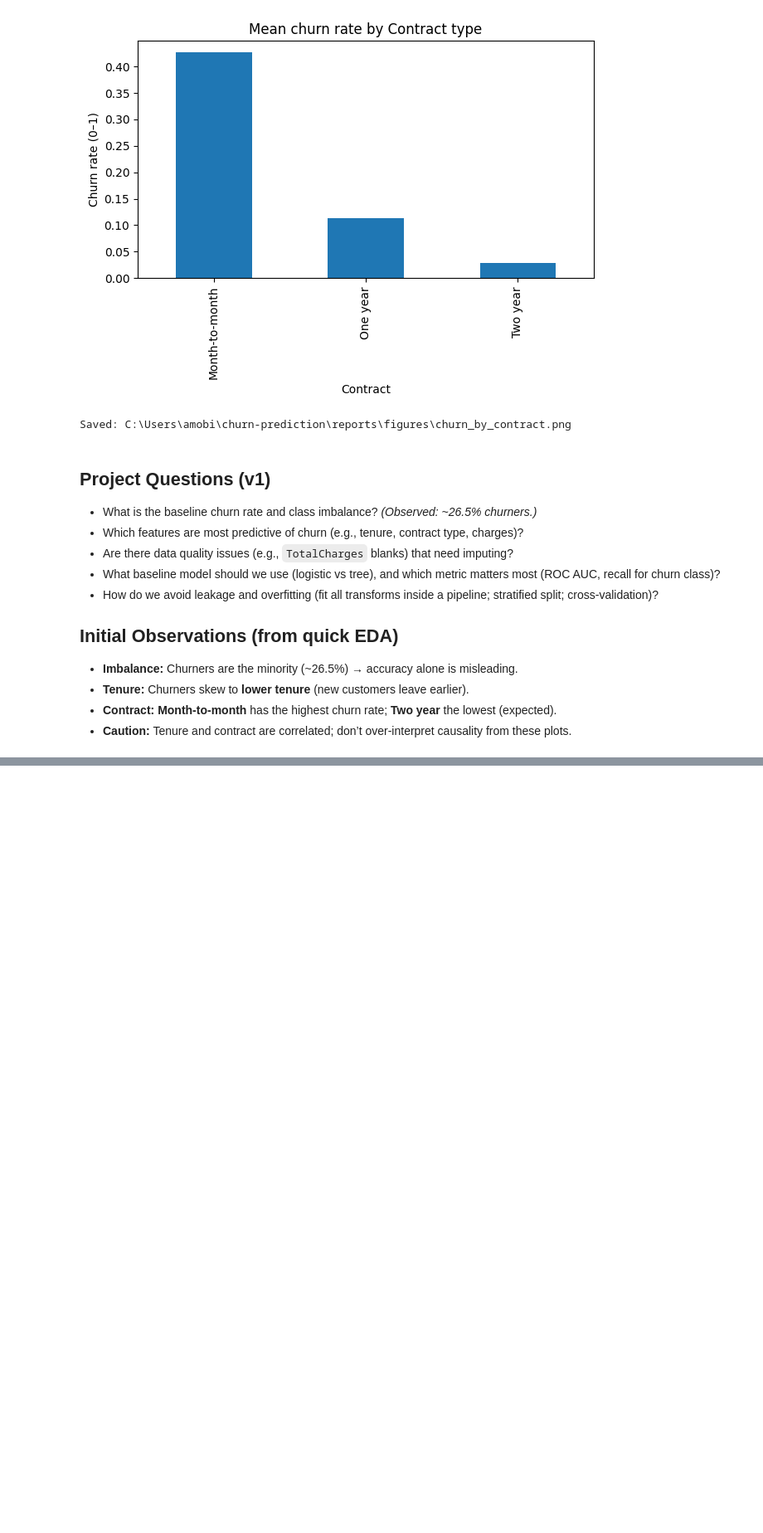
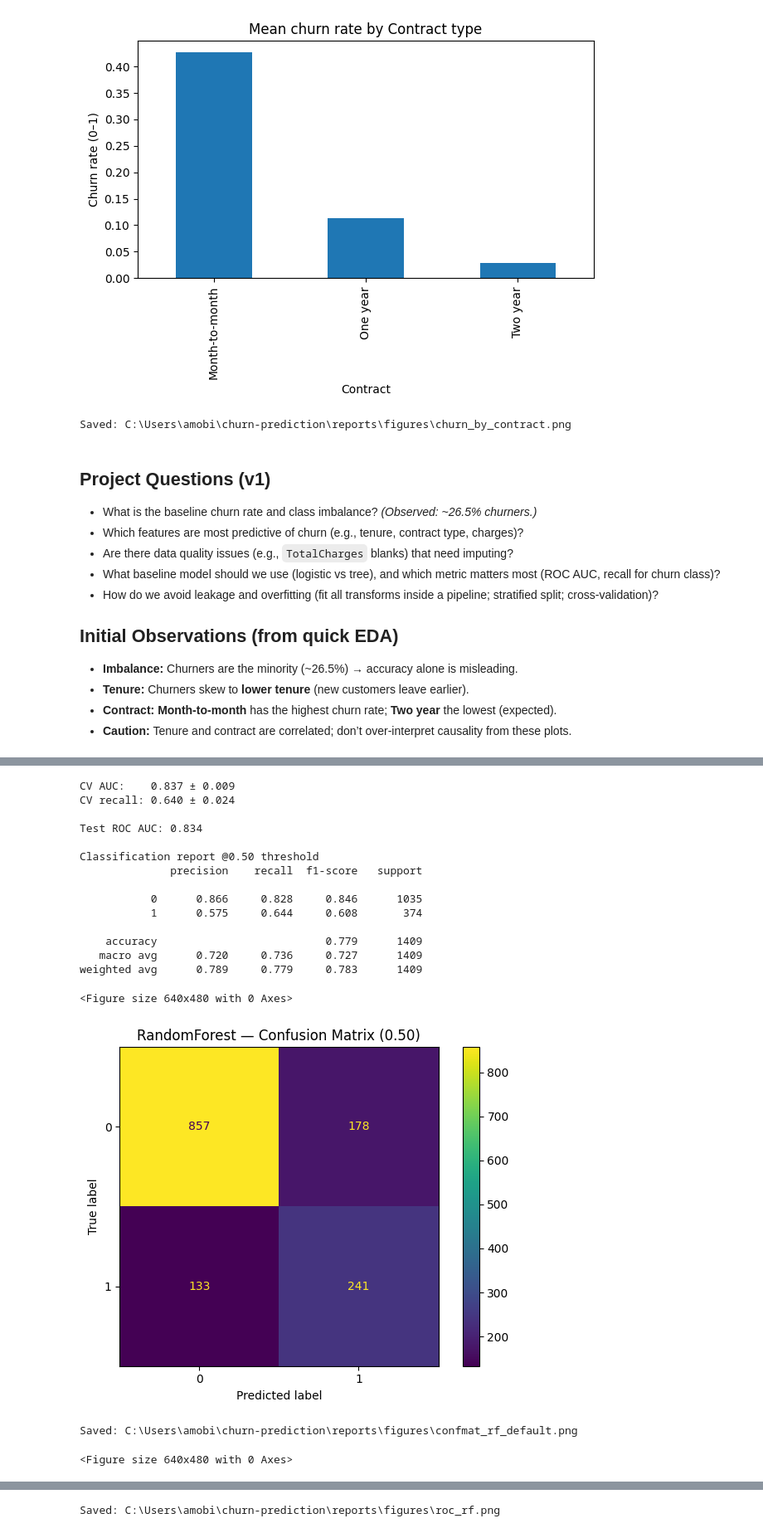
Before and after one commit to Eznama/churn-prediction, a Jupyter notebook: notebooks/01_eda_and_model.ipynb, the cells around one changed output, grey strips where cells are left out. Shown: that part at 83% size. Saved outputs shown, nothing was run; the diff lists cells and outputs as text; code cells hidden in the pictures; blank space fills up the shorter version.

```diff
--- a/notebooks/01_eda_and_model.ipynb
+++ b/notebooks/01_eda_and_model.ipynb
@@ -195,0 +582,74 @@ Saved: C:\Users\amobi\churn-prediction\reports\figures\churn_by_contract.png
+# %%
+from sklearn.ensemble import RandomForestClassifier
+from sklearn.model_selection import StratifiedKFold, cross_val_score
+from sklearn.metrics import classification_report, roc_auc_score, ConfusionMatrixDisplay, RocCurveDisplay
+from pathlib import Path
+import matplotlib.pyplot as plt
+import numpy as np
+
+# 1) Define pipeline (same preprocess) + a sensible RF config for tabular data
+rf = Pipeline(steps=[
+    ("pre", preprocess),
+    ("model", RandomForestClassifier(
+        n_estimators=400,
+        max_depth=None,
+        min_samples_leaf=2,
+        class_weight="balanced",
+        random_state=42,
+        n_jobs=-1
+    ))
+])
+
+# 2) 5-fold CV on TRAIN (AUC and recall for churners)
+cv = StratifiedKFold(n_splits=5, shuffle=True, random_state=42)
+cv_auc   = cross_val_score(rf, X_tr, y_tr, cv=cv, scoring="roc_auc")
+cv_recall= cross_val_score(rf, X_tr, y_tr, cv=cv, scoring="recall")
+
+print(f"CV AUC:    {cv_auc.mean():.3f} ± {cv_auc.std():.3f}")
+print(f"CV recall: {cv_recall.mean():.3f} ± {cv_recall.std():.3f}")
+
+# 3) Fit on TRAIN, evaluate on TEST (default 0.50 threshold first)
+rf.fit(X_tr, y_tr)
+rf_proba = rf.predict_proba(X_te)[:, 1]
+rf_pred  = (rf_proba >= 0.50).astype(int)
+
+test_auc = roc_auc_score(y_te, rf_proba)
+print("\nTest ROC AUC:", round(test_auc, 3))
+print("\nClassification report @0.50 threshold")
+print(classification_report(y_te, rf_pred, digits=3))
+
+# 4) Save CM + ROC for the RF
+FIG_DIR = Path("../reports/figures"); FIG_DIR.mkdir(parents=True, exist_ok=True)
+
+plt.figure()
+ConfusionMatrixDisplay.from_predictions(y_te, rf_pred)
+plt.title("RandomForest — Confusion Matrix (0.50)")
+cm_rf_path = FIG_DIR / "confmat_rf_default.png"
+plt.tight_layout(); plt.savefig(cm_rf_path, dpi=150); plt.show()
+print("Saved:", cm_rf_path.resolve())
+
+plt.figure()
+RocCurveDisplay.from_predictions(y_te, rf_proba)
+plt.title("RandomForest — ROC Curve")
+roc_rf_path = FIG_DIR / "roc_rf.png"
+plt.tight_layout(); plt.savefig(roc_rf_path, dpi=150); plt.show()
+print("Saved:", roc_rf_path.resolve())
+# %% [output]
+CV AUC:    0.837 ± 0.009
+CV recall: 0.640 ± 0.024
+
+Test ROC AUC: 0.834
+
+Classification report @0.50 threshold
+              precision    recall  f1-score   support
+
+           0      0.866     0.828     0.846      1035
+           1      0.575     0.644     0.608       374
+
+    accuracy                          0.779      1409
+   macro avg      0.720     0.736     0.727      1409
+weighted avg      0.789     0.779     0.783      1409
+<Figure size 640x480 with 0 Axes>
+[figure, added]
+Saved: C:\Users\amobi\churn-prediction\reports\figures\confmat_rf_default.png
+<Figure size 640x480 with 0 Axes>
@@ -195,0 +657 @@ Saved: C:\Users\amobi\churn-prediction\reports\figures\churn_by_contract.png
+Saved: C:\Users\amobi\churn-prediction\reports\figures\roc_rf.png
```
Also changed, not shown: parts of 15 cells of this notebook, 15 other files.
